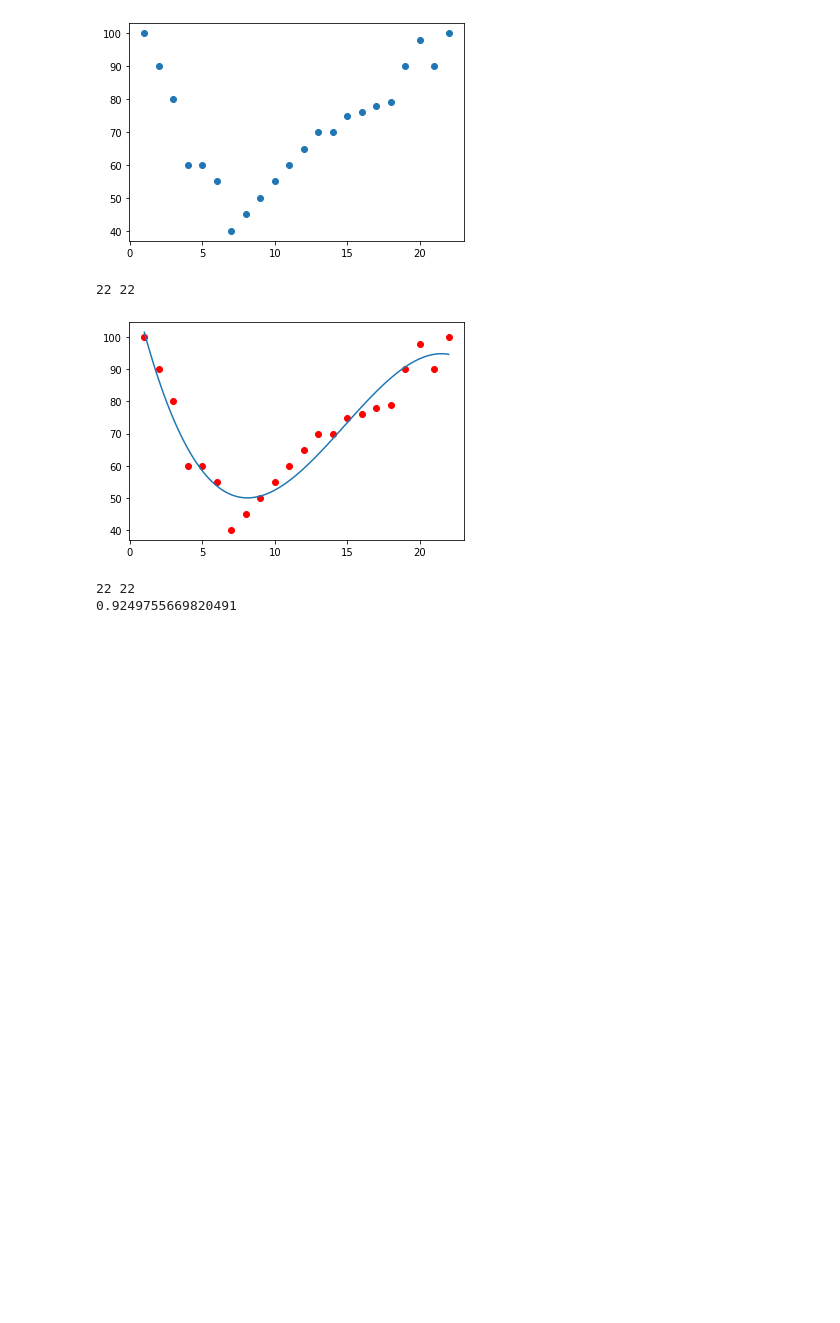
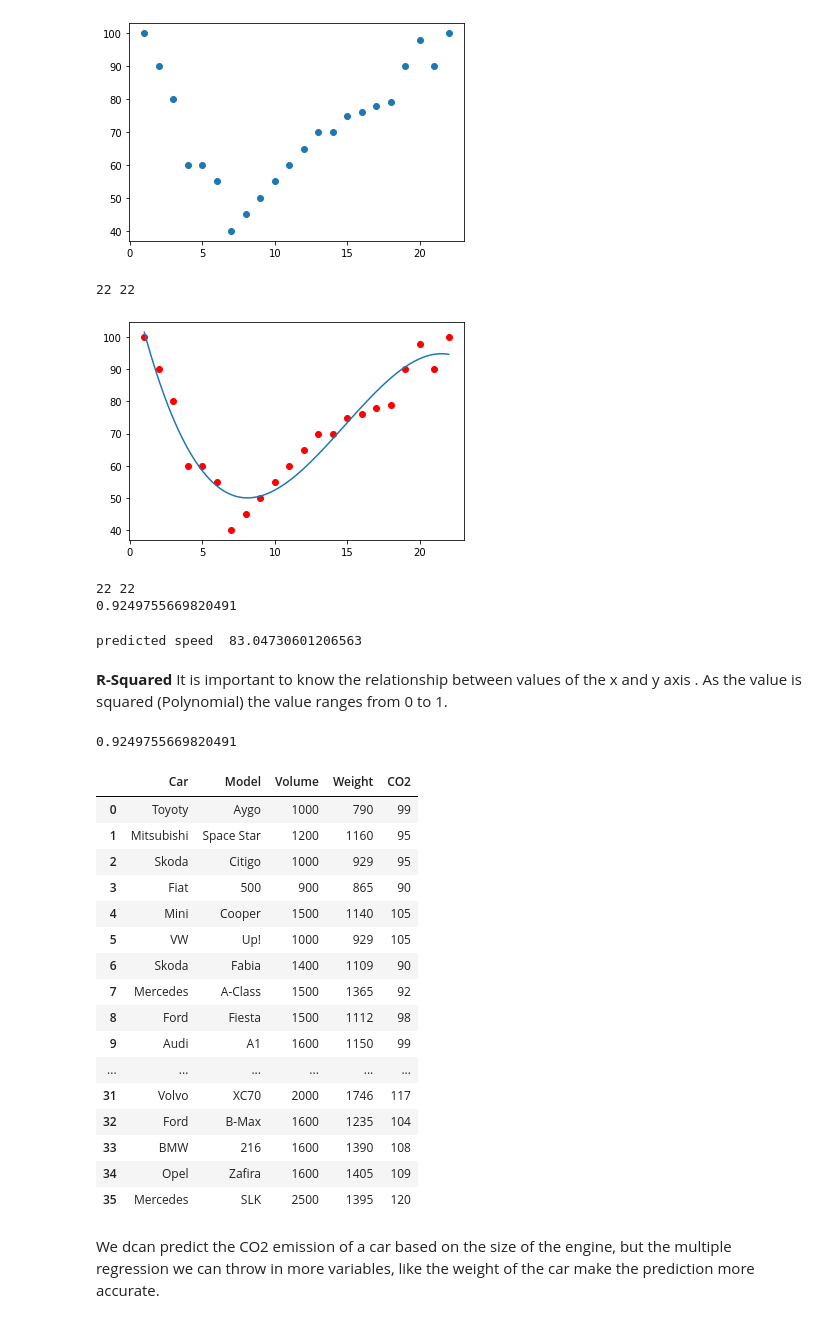
Before and after one commit to mubinui/MachineLearning, a Jupyter notebook: MachineLearning_part_b.ipynb, the cells around one changed output. Saved outputs shown, nothing was run; the diff lists cells and outputs as text; code cells hidden in the pictures; blank space fills up the shorter version.

```diff
--- a/MachineLearning_part_b.ipynb
+++ b/MachineLearning_part_b.ipynb
@@ -150,3 +150,46 @@ for i in range(1,23):
 mymodel = np.poly1d(np.polyfit(x,y,3))
 
 # We don't have the data about speed of the car at
+speed = mymodel(17)
+print("predicted speed ",speed )
+# %% [output]
+predicted speed  83.04730601206563
+# %% [markdown]
+**R-Squared** It is important to know the relationship between values of the x and y axis . As the value is squared (Polynomial) the value ranges from 0 to 1.
+# %%
+import numpy as np
+from sklearn.metrics import r2_score
+
+x = []
+y = [100,90,80,60,60,55,40,45,50,55,60,65,70,70,75,76,78,79,90,98,90,100]
+for i in range(1,23):
+    x.append(i)
+mymodel = np.poly1d(np.polyfit(x,y,3))
+print(r2_score(y,mymodel(x)))
+# %% [output]
+0.9249755669820491
+# %%
+#Multiple Regression
+import pandas as pd
+df = pd.read_csv('/content/sample_data/cars.csv')
+df
+# %% [output]
+|  | Car | Model | Volume | Weight | CO2 |
+| 0 | Toyoty | Aygo | 1000 | 790 | 99 |
+| 1 | Mitsubishi | Space Star | 1200 | 1160 | 95 |
+| 2 | Skoda | Citigo | 1000 | 929 | 95 |
+| 3 | Fiat | 500 | 900 | 865 | 90 |
+| 4 | Mini | Cooper | 1500 | 1140 | 105 |
+| 5 | VW | Up! | 1000 | 929 | 105 |
+| 6 | Skoda | Fabia | 1400 | 1109 | 90 |
+| 7 | Mercedes | A-Class | 1500 | 1365 | 92 |
+| 8 | Ford | Fiesta | 1500 | 1112 | 98 |
+| 9 | Audi | A1 | 1600 | 1150 | 99 |
+| ... | ... | ... | ... | ... | ... |
+| 31 | Volvo | XC70 | 2000 | 1746 | 117 |
+| 32 | Ford | B-Max | 1600 | 1235 | 104 |
+| 33 | BMW | 216 | 1600 | 1390 | 108 |
+| 34 | Opel | Zafira | 1600 | 1405 | 109 |
+| 35 | Mercedes | SLK | 2500 | 1395 | 120 |
+# %% [markdown]
+We dcan predict the CO2 emission of a car based on the size of the engine, but the multiple regression we can throw in more variables, like the weight of the car make the prediction more accurate.
```
Also changed, not shown: parts of 8 cells of this notebook.
